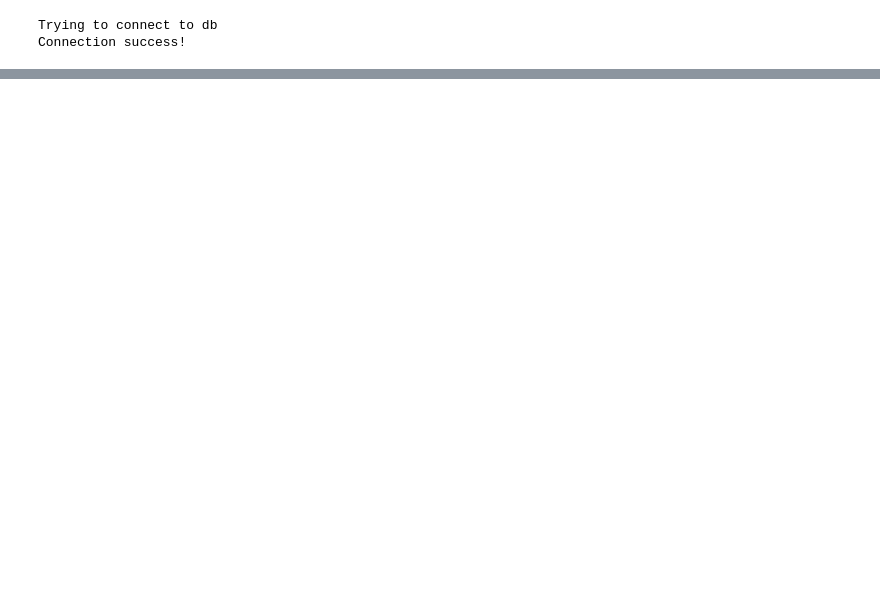
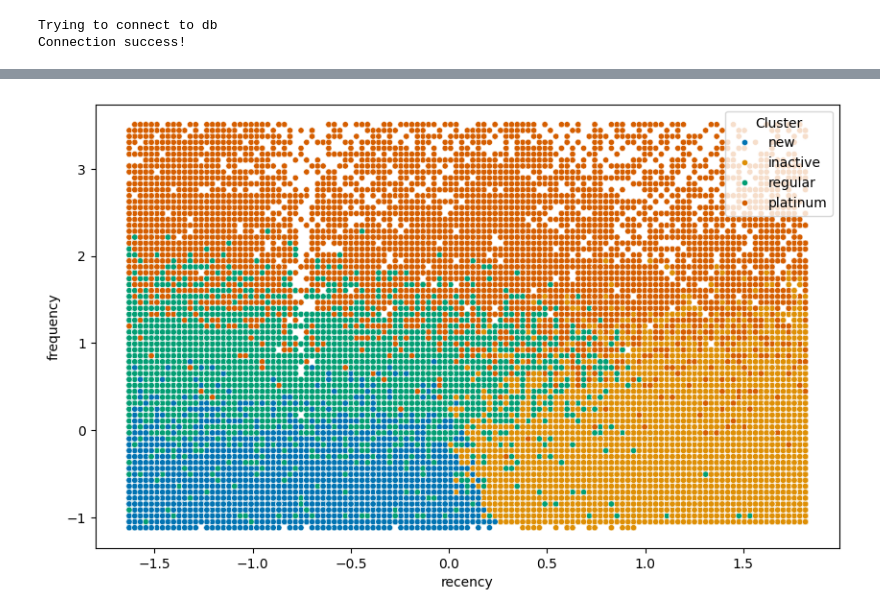
Before and after one commit to gregoiregobert/42work, a Jupyter notebook: Piscine_data_science/Day_02/ex05/Clustering.ipynb, the cells around one changed output, grey strips where cells are left out. Saved outputs shown, nothing was run; the diff lists cells and outputs as text; code cells hidden in the pictures; blank space fills up the shorter version.

```diff
--- a/Piscine_data_science/Day_02/ex05/Clustering.ipynb
+++ b/Piscine_data_science/Day_02/ex05/Clustering.ipynb
@@ -180,0 +152,11 @@ plt.show()
+# %%
+plt.figure(figsize=(10, 6))
+sns.scatterplot(data=scaled_rfm, x='recency', y='frequency', hue='cluster', palette='colorblind', s=20, marker='o')
+
+plt.xlabel("recency")
+plt.ylabel("frequency")
+
+plt.legend(title='Cluster', loc='upper right')
+plt.show()
+# %% [output]
+[figure, added]
```
Also changed, not shown: parts of 26 cells of this notebook.
